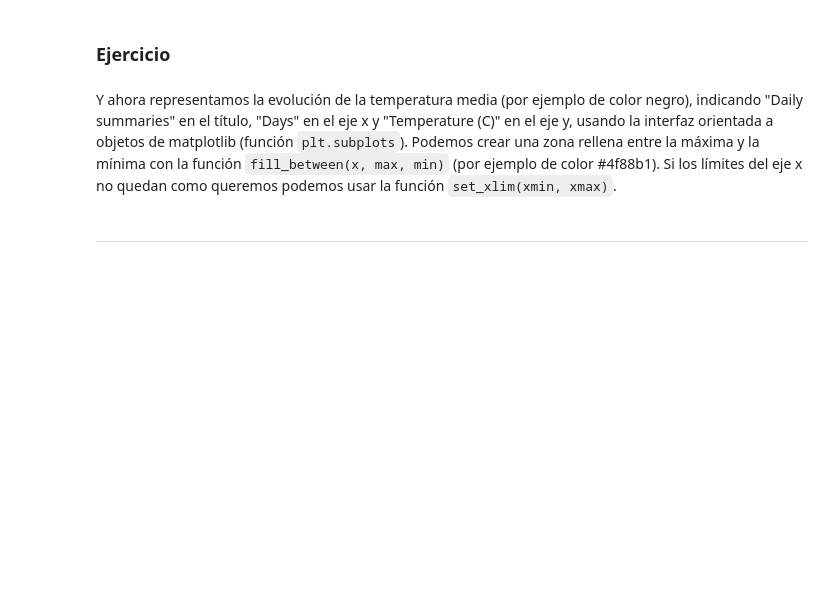
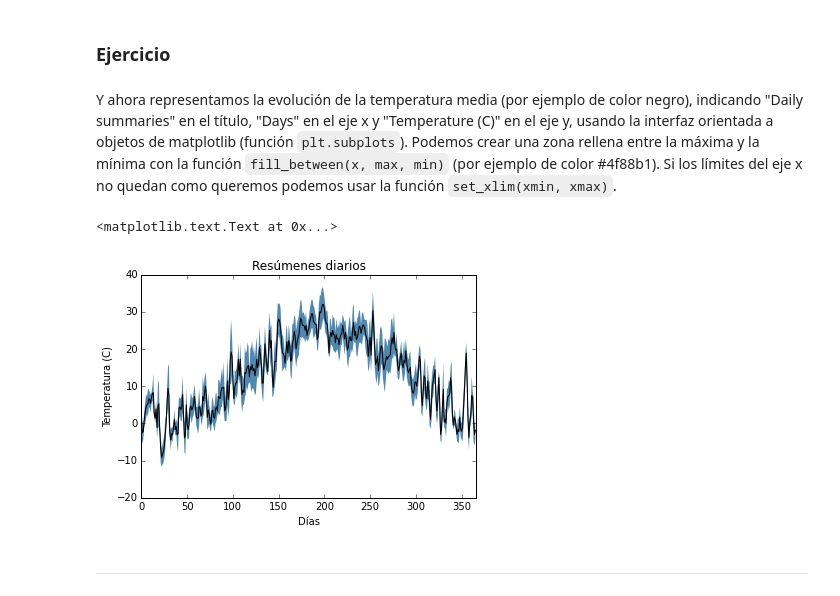
Before and after one commit to AeroPython/Curso_AeroPython, a Jupyter notebook: Notebooks/Clase3a_Entrada-Salida-Algebra-Lineal.ipynb, the cells around one changed output. Cells and saved outputs as stored; diff of their text form; code cells hidden in the pictures; blank space fills up the shorter version.

```diff
--- a/Notebooks/Clase3a_Entrada-Salida-Algebra-Lineal.ipynb
+++ b/Notebooks/Clase3a_Entrada-Salida-Algebra-Lineal.ipynb
@@ -76,3 +279,8 @@ GHCND:USW00094728,20130106,78,11
 GHCND:USW00094728,20130107,72,28
 GHCND:USW00094728,20130108,89,17
 GHCND:USW00094728,20130109,94,39
+# %%
+datos = np.loadtxt("../static/temperaturas.csv",
+                   skiprows=1,  # Saltamos una línea
+                   usecols=(1, 2, 3),  # Solo columnas 2, 3 y 4
+                   delimiter=',')  # Separados por comas
@@ -79,11 +299,29 @@ GHCND:USW00094728,20130109,94,39
 # %% [markdown]
 La primera columna es un entero con formato "AAAAMMDD" que vamos a ignorar. Las temperaturas están medidas en décimas de grado Celsius, así que hay que pasarlas a grados Celsius. Vamos a calcular también la temperatura media.
+# %%
+Tmax = datos[:, 1] / 10
+Tmin = datos[:, 2] / 10
+Tavg = (Tmax + Tmin) / 2
 # %% [markdown]
 Como vamos a ignorar la columna de las fechas tenemos que crear un dominio para el eje x. Simplemente construiremos un array de enteros desde 0 hasta 365.
+# %%
+x = np.arange(366)
 # %% [markdown]
 ### Ejercicio
 # %% [markdown]
 Y ahora representamos la evolución de la temperatura media (por ejemplo de color negro), indicando "Daily summaries" en el título, "Days" en el eje x y "Temperature (C)" en el eje y, usando la interfaz orientada a objetos de matplotlib (función `plt.subplots`). Podemos crear una zona rellena entre la máxima y la mínima con la función `fill_between(x, max, min)` (por ejemplo de color #4f88b1). Si los límites del eje x no quedan como queremos podemos usar la función `set_xlim(xmin, xmax)`.
+# %%
+fig, ax = plt.subplots()
+
+ax.plot(x, Tavg, 'k')
+ax.set_xlim(0, 366)
+ax.fill_between(x, Tmin, Tmax, facecolor='#4f88b1', edgecolor='none')
+ax.set_title("Resúmenes diarios")
+ax.set_xlabel("Días")
+ax.set_ylabel("Temperatura (C)")
+# %% [output]
+<matplotlib.text.Text at 0x...>
+[figure, added]
 # %% [markdown]
 ---
 # %% [markdown]
```
Also changed, not shown: parts of 38 cells of this notebook.
